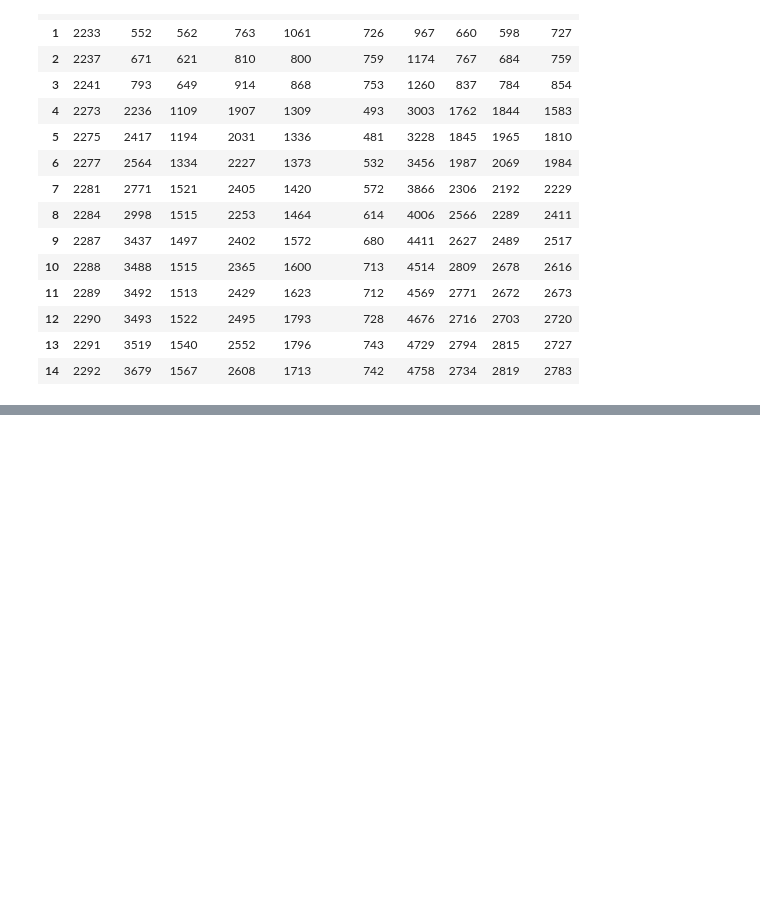
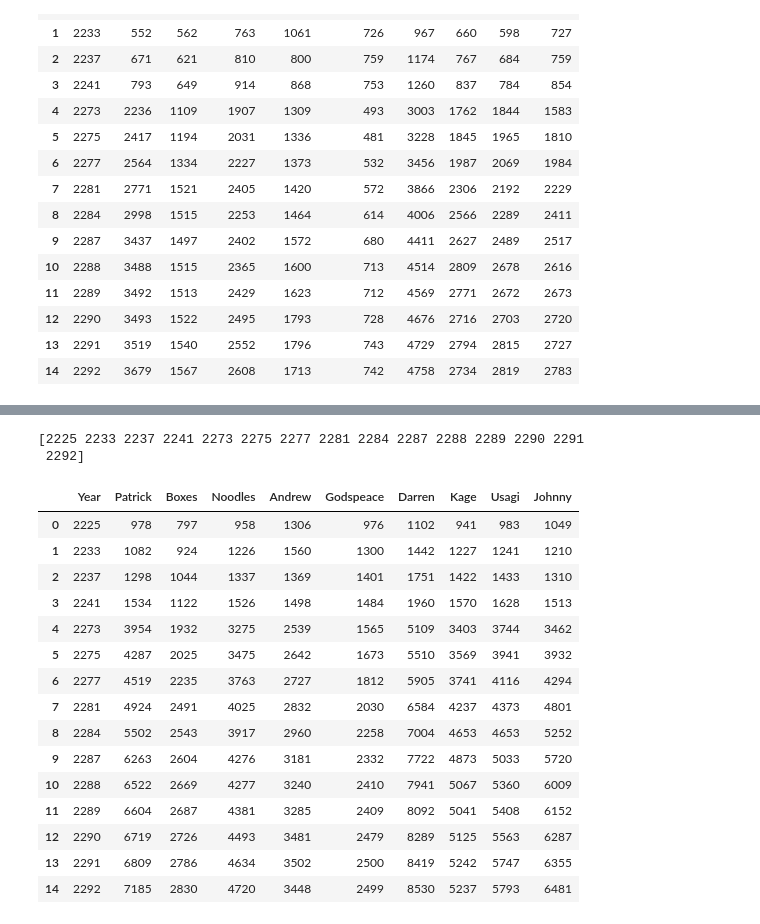
Before and after one commit to raccoonist/StellarisGamesStatistics, a Jupyter notebook: Game 3/Statistics.ipynb, the cells around one changed output, grey strips where cells are left out. Saved outputs shown, nothing was run; the diff lists cells and outputs as text; code cells hidden in the pictures; blank space fills up the shorter version.

```diff
--- a/Game 3/Statistics.ipynb
+++ b/Game 3/Statistics.ipynb
@@ -87 +105,31 @@ plt.show()
+# %%
+common_years = np.intersect1d(np.intersect1d(population.loc[:,'Year'].values, techScore.loc[:,'Year'].values),economyScore.loc[:,'Year'].values)
+print(common_years)
+# %% [output]
+[2225 2233 2237 2241 2273 2275 2277 2281 2284 2287 2288 2289 2290 2291
+ 2292]
+# %%
+populationScore = 2*population
+populationScore['Year'] = population['Year']
+
+leaderboardScore = pd.concat([populationScore, techScore, economyScore]).groupby(by=['Year']).sum().reset_index()
+leaderboardScore = leaderboardScore[leaderboardScore['Year'].isin(common_years)].reset_index(drop=True)
+leaderboardScore
+# %% [output]
+|  | Year | Patrick | Boxes | Noodles | Andrew | Godspeace | Darren | Kage | Usagi | Johnny |
+| 0 | 2225 | 978 | 797 | 958 | 1306 | 976 | 1102 | 941 | 983 | 1049 |
+| 1 | 2233 | 1082 | 924 | 1226 | 1560 | 1300 | 1442 | 1227 | 1241 | 1210 |
+| 2 | 2237 | 1298 | 1044 | 1337 | 1369 | 1401 | 1751 | 1422 | 1433 | 1310 |
+| 3 | 2241 | 1534 | 1122 | 1526 | 1498 | 1484 | 1960 | 1570 | 1628 | 1513 |
+| 4 | 2273 | 3954 | 1932 | 3275 | 2539 | 1565 | 5109 | 3403 | 3744 | 3462 |
+| 5 | 2275 | 4287 | 2025 | 3475 | 2642 | 1673 | 5510 | 3569 | 3941 | 3932 |
+| 6 | 2277 | 4519 | 2235 | 3763 | 2727 | 1812 | 5905 | 3741 | 4116 | 4294 |
+| 7 | 2281 | 4924 | 2491 | 4025 | 2832 | 2030 | 6584 | 4237 | 4373 | 4801 |
+| 8 | 2284 | 5502 | 2543 | 3917 | 2960 | 2258 | 7004 | 4653 | 4653 | 5252 |
+| 9 | 2287 | 6263 | 2604 | 4276 | 3181 | 2332 | 7722 | 4873 | 5033 | 5720 |
+| 10 | 2288 | 6522 | 2669 | 4277 | 3240 | 2410 | 7941 | 5067 | 5360 | 6009 |
+| 11 | 2289 | 6604 | 2687 | 4381 | 3285 | 2409 | 8092 | 5041 | 5408 | 6152 |
+| 12 | 2290 | 6719 | 2726 | 4493 | 3481 | 2479 | 8289 | 5125 | 5563 | 6287 |
+| 13 | 2291 | 6809 | 2786 | 4634 | 3502 | 2500 | 8419 | 5242 | 5747 | 6355 |
+| 14 | 2292 | 7185 | 2830 | 4720 | 3448 | 2499 | 8530 | 5237 | 5793 | 6481 |
 # %%
```
Also changed, not shown: parts of 9 cells of this notebook, 2 other files.
